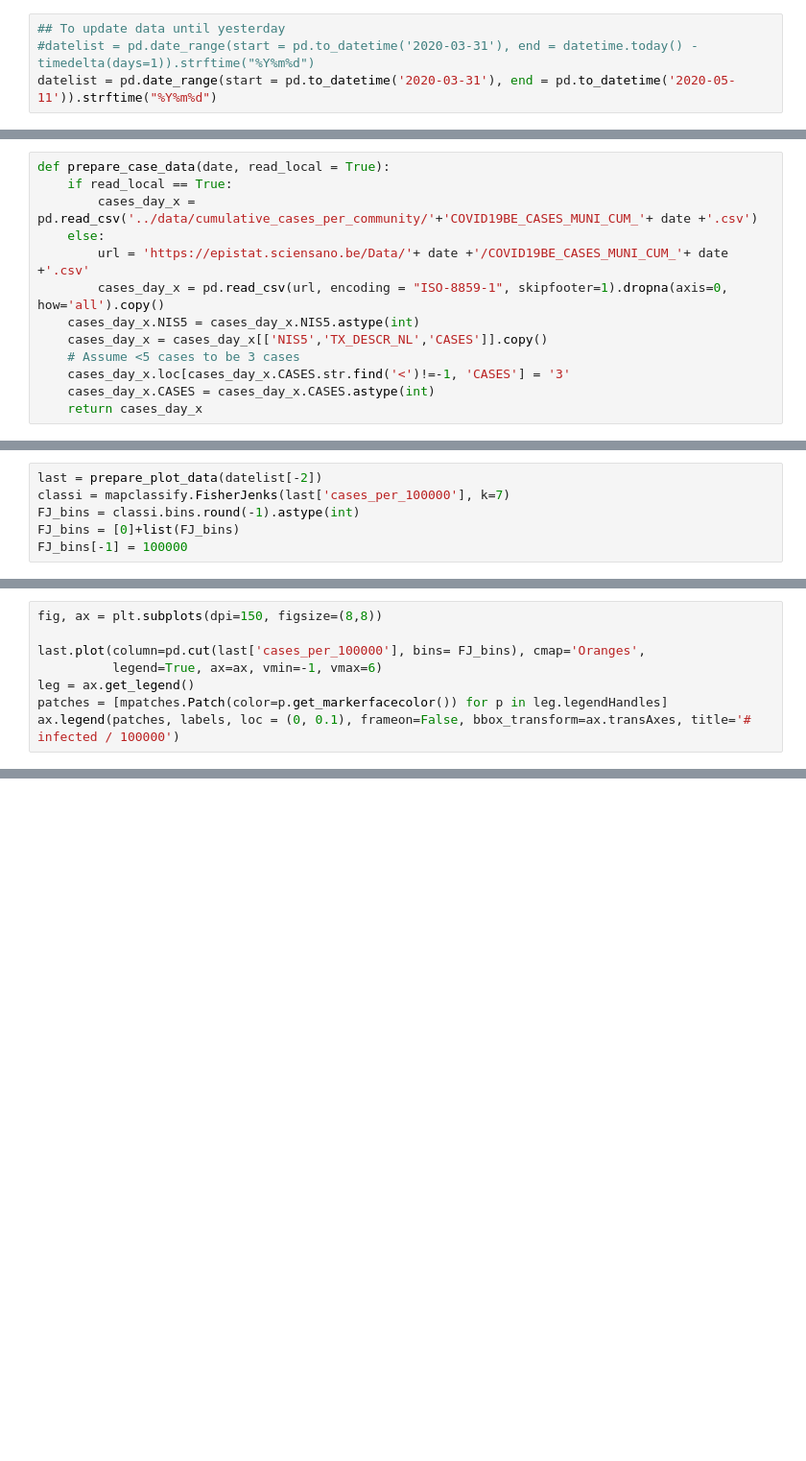
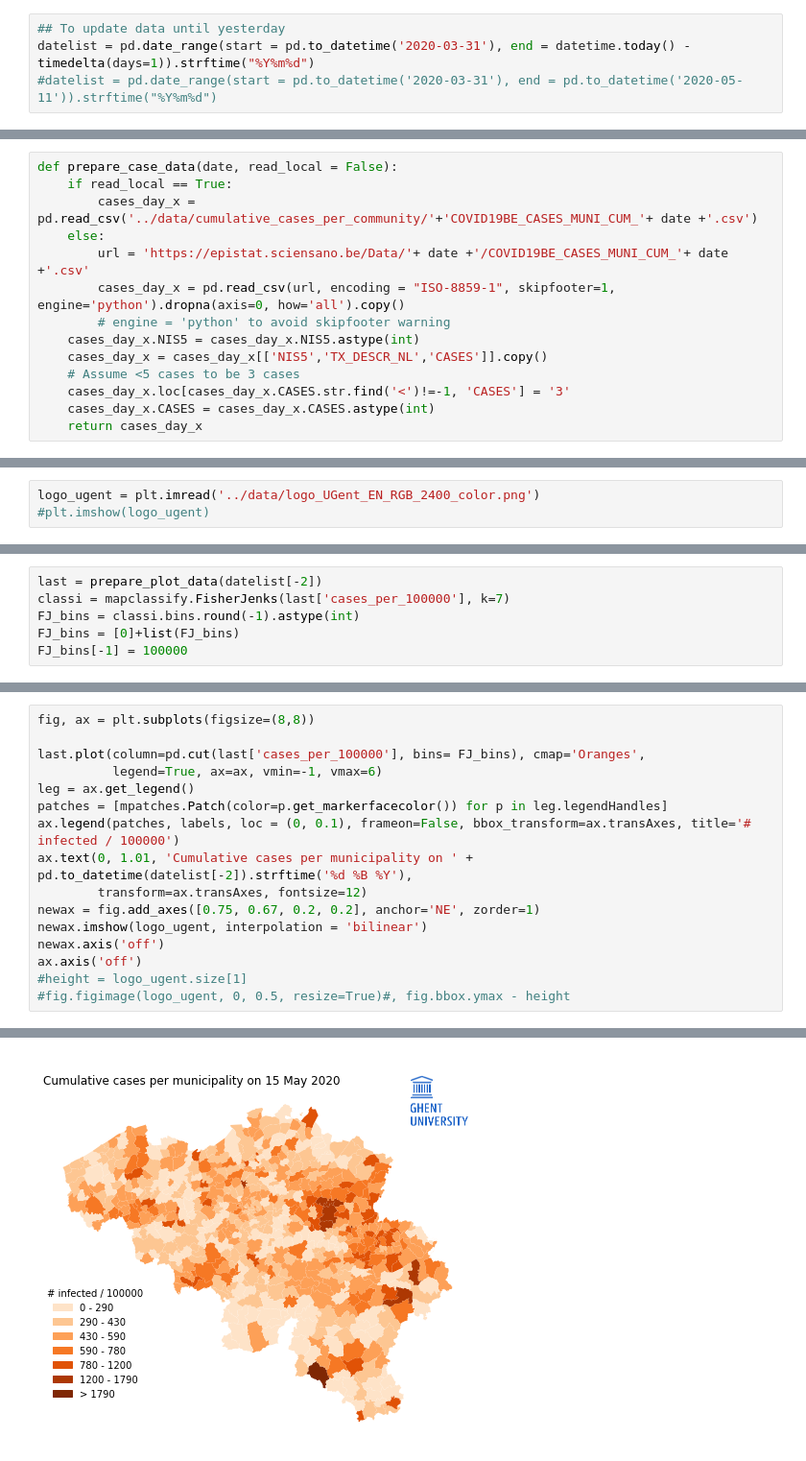
Before and after one commit to JennaVergeynst/COVID19, a Jupyter notebook: ip_notebooks/Dynamic_map_cases_per_municipality.ipynb, the cells around one changed output, grey strips where cells are left out. Shown at 96% size. Saved outputs shown, nothing was run; the diff lists cells and outputs as text; blank space fills up the shorter version.

```diff
--- a/ip_notebooks/Dynamic_map_cases_per_municipality.ipynb
+++ b/ip_notebooks/Dynamic_map_cases_per_municipality.ipynb
@@ -46,6 +48,6 @@ communities.plot('inhabitants')
 # Read sciensano data
 # %%
 ## To update data until yesterday
-#datelist = pd.date_range(start = pd.to_datetime('2020-03-31'), end = datetime.today() - timedelta(days=1)).strftime("%Y%m%d")
-datelist = pd.date_range(start = pd.to_datetime('2020-03-31'), end = pd.to_datetime('2020-05-11')).strftime("%Y%m%d")
+datelist = pd.date_range(start = pd.to_datetime('2020-03-31'), end = datetime.today() - timedelta(days=1)).strftime("%Y%m%d")
+#datelist = pd.date_range(start = pd.to_datetime('2020-03-31'), end = pd.to_datetime('2020-05-11')).strftime("%Y%m%d")
 # %%
@@ -57,12 +60,13 @@ datelist = list(datelist) + [datelist[-1]]*20
 #     cases_day_x = pd.read_csv(url, encoding = "ISO-8859-1", skipfooter=1).dropna(axis=0, how='all').copy()
 #     cases_day_x.to_csv('../data/cumulative_cases_per_community/'+'COVID19BE_CASES_MUNI_CUM_'+ date +'.csv')
 # %%
-def prepare_case_data(date, read_local = True):
+def prepare_case_data(date, read_local = False):
     if read_local == True:
         cases_day_x = pd.read_csv('../data/cumulative_cases_per_community/'+'COVID19BE_CASES_MUNI_CUM_'+ date +'.csv')
     else:
         url = 'https://epistat.sciensano.be/Data/'+ date +'/COVID19BE_CASES_MUNI_CUM_'+ date +'.csv'
-        cases_day_x = pd.read_csv(url, encoding = "ISO-8859-1", skipfooter=1).dropna(axis=0, how='all').copy()
+        cases_day_x = pd.read_csv(url, encoding = "ISO-8859-1", skipfooter=1, engine='python').dropna(axis=0, how='all').copy()
+        # engine = 'python' to avoid skipfooter warning
     cases_day_x.NIS5 = cases_day_x.NIS5.astype(int)
     cases_day_x = cases_day_x[['NIS5','TX_DESCR_NL','CASES']].copy()
     # Assume <5 cases to be 3 cases
@@ -93,3 +88,6 @@ https://nbviewer.jupyter.org/github/jakevdp/JSAnimation/blob/master/animation_ex
+# %%
+logo_ugent = plt.imread('../data/logo_UGent_EN_RGB_2400_color.png')
+#plt.imshow(logo_ugent)
 # %%
 cases_with_geo = prepare_plot_data(datelist[0])
 # %% [markdown]
@@ -116,9 +115,18 @@ labels = [x+y for x,y in zip(lower_lims, upper_lims)]
 Belgium = last.unary_union
 # %%
-fig, ax = plt.subplots(dpi=150, figsize=(8,8))
+fig, ax = plt.subplots(figsize=(8,8))
 
 last.plot(column=pd.cut(last['cases_per_100000'], bins= FJ_bins), cmap='Oranges',
           legend=True, ax=ax, vmin=-1, vmax=6)
 leg = ax.get_legend()
 patches = [mpatches.Patch(color=p.get_markerfacecolor()) for p in leg.legendHandles]
 ax.legend(patches, labels, loc = (0, 0.1), frameon=False, bbox_transform=ax.transAxes, title='# infected / 100000')
+ax.text(0, 1.01, 'Cumulative cases per municipality on ' + pd.to_datetime(datelist[-2]).strftime('%d %B %Y'),
+        transform=ax.transAxes, fontsize=12)
+newax = fig.add_axes([0.75, 0.67, 0.2, 0.2], anchor='NE', zorder=1)
+newax.imshow(logo_ugent, interpolation = 'bilinear')
+newax.axis('off')
+ax.axis('off')
+#height = logo_ugent.size[1]
+#fig.figimage(logo_ugent, 0, 0.5, resize=True)#, fig.bbox.ymax - height
+# %% [output]
@@ -125,2 +134,3 @@ ax.legend(patches, labels, loc = (0, 0.1), frameon=False, bbox_transform=ax.tran
+[figure, added]
 # %%
 def cleaned_plot(date, ax):
```
Also changed, not shown: parts of 21 cells of this notebook.
